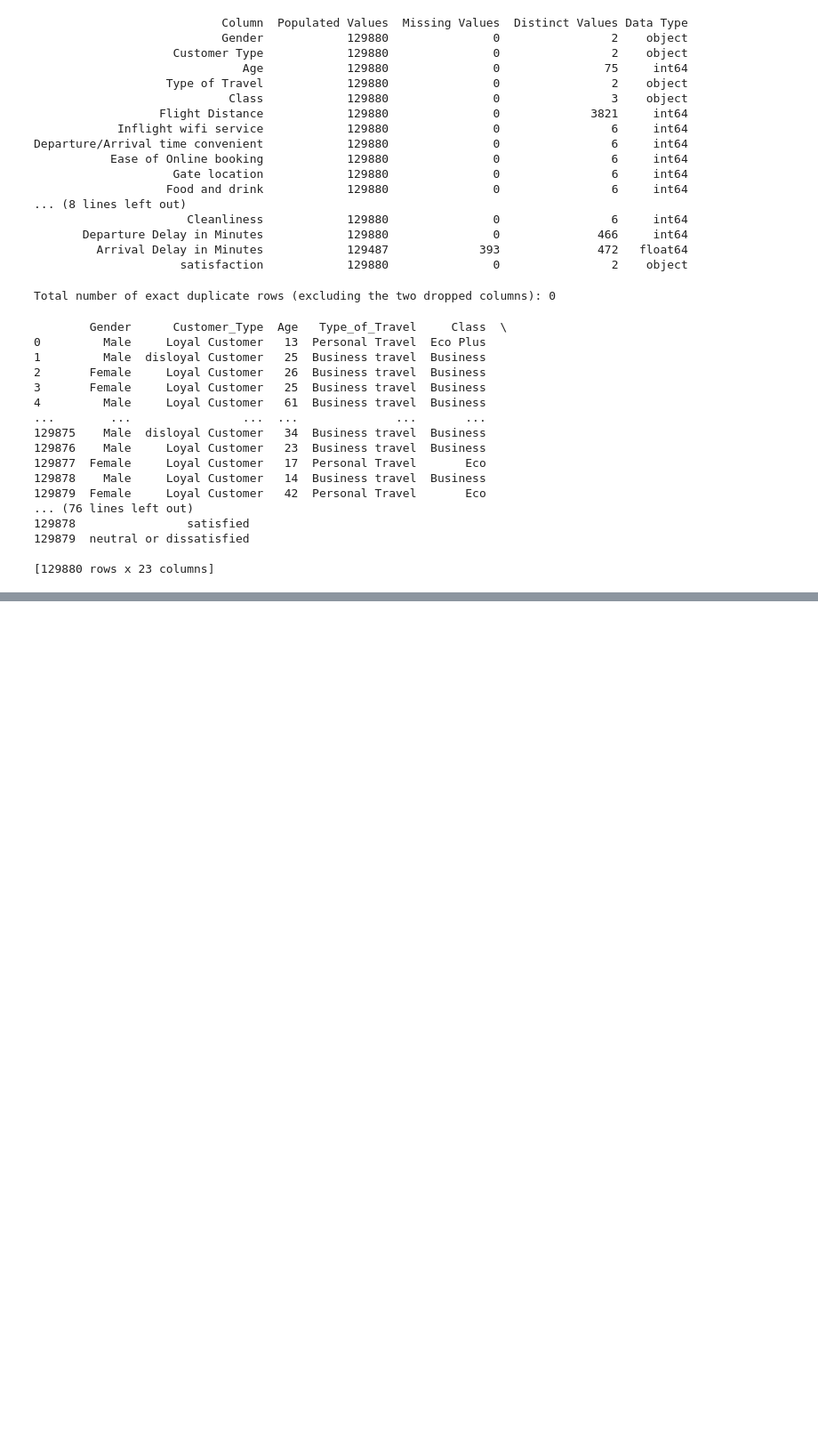
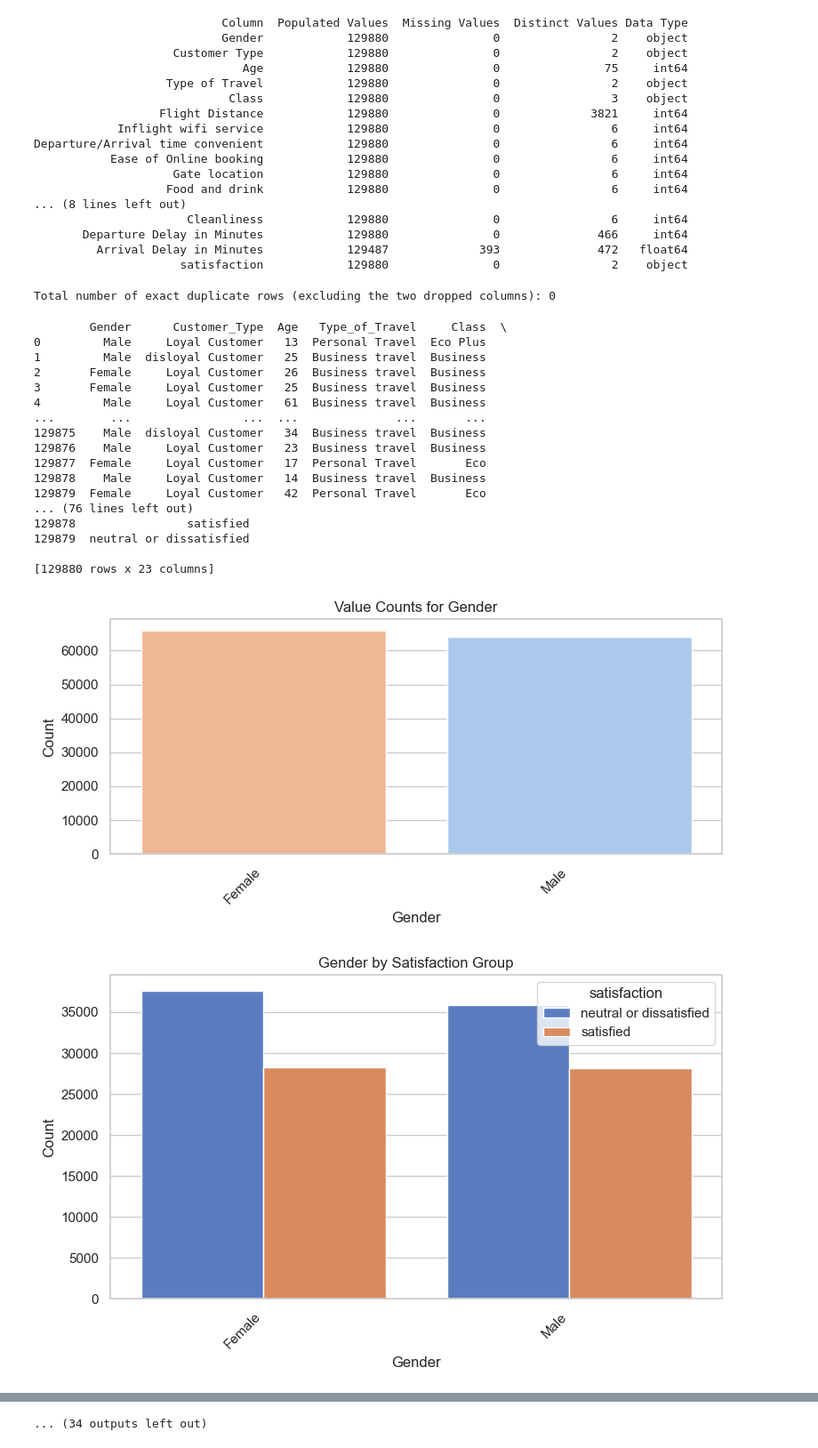
Before and after one commit to KcRyan7487/ANA500_MicroProject, a Jupyter notebook: AirlineSatisfaction.ipynb, the cells around one changed output, grey strips where cells are left out. Shown at 89% size. Drawn from its saved outputs; the diff is of its cells as text; code cells hidden in the pictures; blank space fills up the shorter version.

```diff
--- a/AirlineSatisfaction.ipynb
+++ b/AirlineSatisfaction.ipynb
@@ -94,0 +106,78 @@ df.to_csv('AirlineSatisfaction_Transformed.csv', index=False)
+# %%
+import pandas as pd
+import seaborn as sns
+import matplotlib.pyplot as plt
+
+df = pd.read_csv("AirlineSatisfaction_Transformed.csv")
+sns.set(style="whitegrid")
+
+for col in df.columns:
+    dtype = df[col].dtype
+
+    if pd.api.types.is_numeric_dtype(dtype):
+    #If it's numeric run distribution histograms
+        #Overall distribution
+        plt.figure(figsize=(8, 4))
+        sns.histplot(df[col], bins=30, color="skyblue")
+        plt.title(f"Overall Distribution of {col}")
+        plt.xlabel(col)
+        plt.ylabel("Count")
+        plt.tight_layout()
+        plt.show()
+
+        #Grouped by satisfaction
+        plt.figure(figsize=(8, 5))
+        sns.histplot(
+            data=df,
+            x=col,
+            hue="satisfaction",
+            bins=30,
+            element="step",
+            stat="count",
+            common_norm=False,
+            palette="muted"
+        )
+        plt.title(f"{col} Distribution by Satisfaction Group")
+        plt.xlabel(col)
+        plt.ylabel("Count")
+        plt.tight_layout()
+        plt.show()
+
+    elif pd.api.types.is_object_dtype(dtype) or pd.api.types.is_categorical_dtype(dtype):
+    #If it's categorical instead of numeric then now we'll run the counts
+
+        #Overall
+        plt.figure(figsize=(8, 4))
+        sns.countplot(
+            data=df,
+            x=col,
+            hue=col,
+            order=df[col].value_counts().index,
+            palette="pastel",
+            legend=False
+        )
+        plt.title(f"Value Counts for {col}")
+        plt.xlabel(col)
+        plt.ylabel("Count")
+        plt.xticks(rotation=45, ha='right')
+        plt.tight_layout()
+        plt.show()
+
+        #by satisfaction
+        plt.figure(figsize=(8, 5))
+        sns.countplot(
+            data=df,
+            x=col,
+            hue="satisfaction",
+            order=df[col].value_counts().index,
+            palette="muted"
+        )
+        plt.title(f"{col} by Satisfaction Group")
+        plt.xlabel(col)
+        plt.ylabel("Count")
+        plt.xticks(rotation=45, ha='right')
+        plt.tight_layout()
+        plt.show()
+# %% [output]
+[figure, added]
+[figure, added]
@@ -94,0 +194 @@ df.to_csv('AirlineSatisfaction_Transformed.csv', index=False)
+... (34 outputs left out)
```
Also changed, not shown: parts of 7 cells of this notebook, 5 other files.
